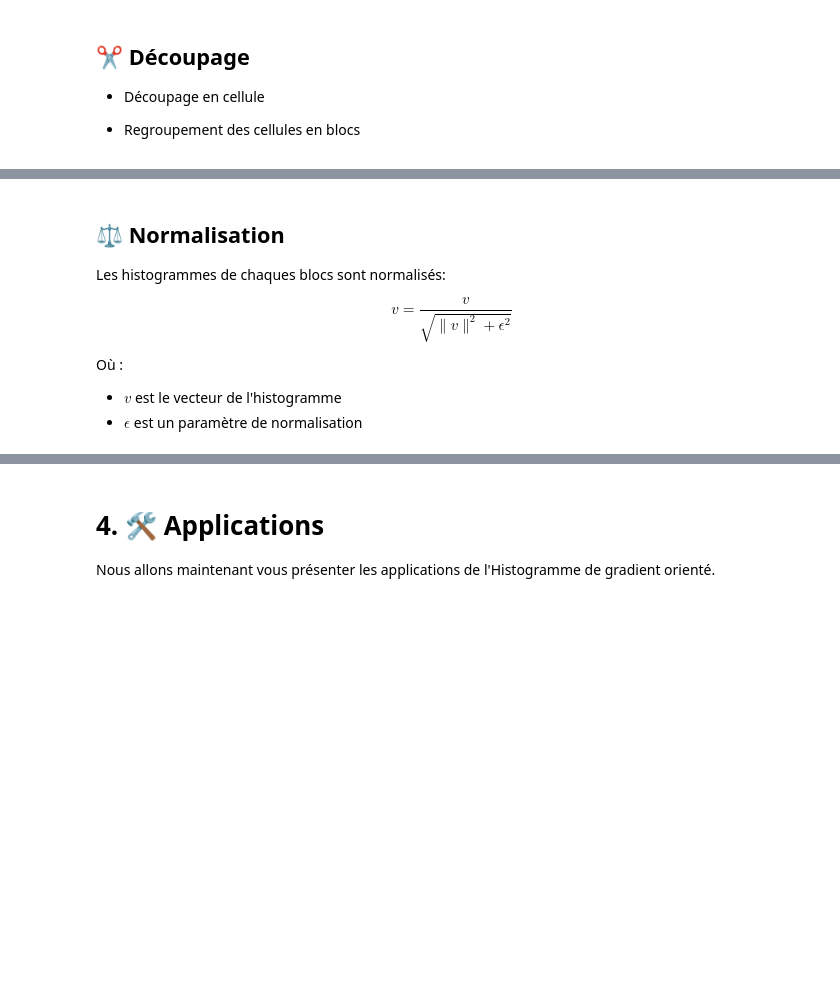
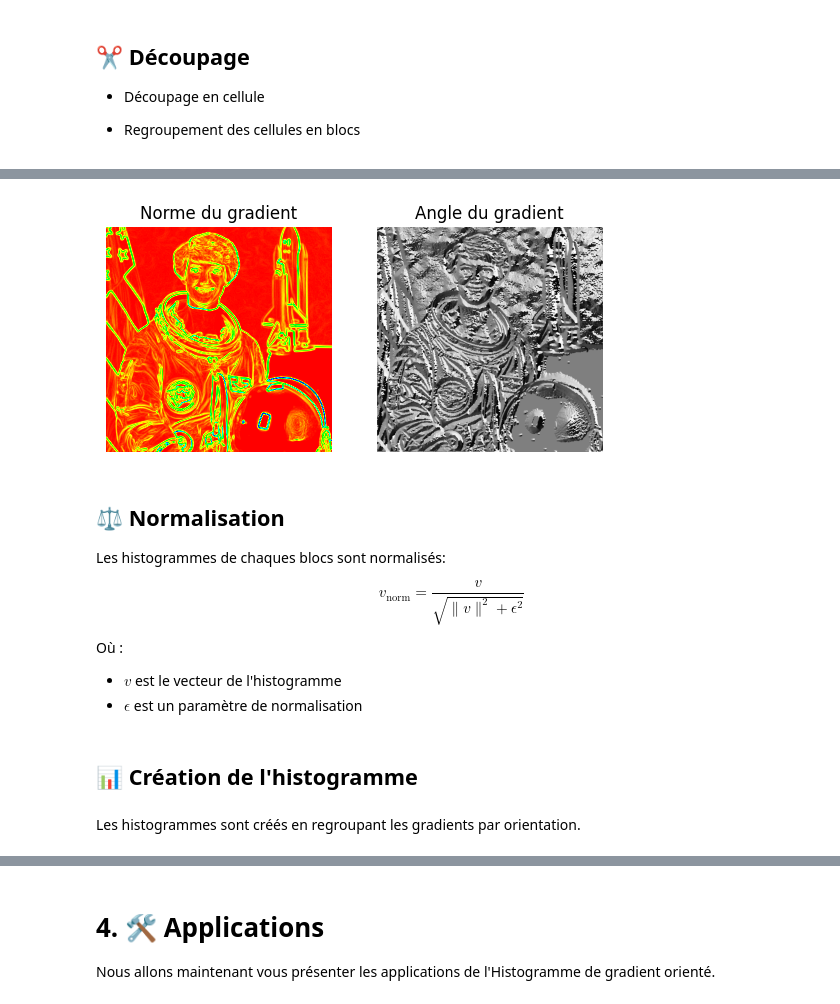
Before and after one commit to AlixANNERAUD/Histogram_of_oriented_gradients_presentation, a Jupyter notebook: Presentation.ipynb, the cells around one changed output, grey strips where cells are left out. Cells and saved outputs as stored; diff of their text form; code cells hidden in the pictures; blank space fills up the shorter version.

```diff
--- a/Presentation.ipynb
+++ b/Presentation.ipynb
@@ -115,12 +163,20 @@ On a donc un vecteur gradient $(M, \theta)$ pour chaque pixel.
+# %%
+out()
+# %% [output]
+[figure, added]
 # %% [markdown]
 ## ⚖️ Normalisation
 
 Les histogrammes de chaques blocs sont normalisés:
 
 $$
-v = \frac{v}{\sqrt{\|v\|^2 + \epsilon^2}}
+v_{\text{norm}} = \frac{v}{\sqrt{\|v\|^2 + \epsilon^2}}
 $$
 
 Où :
 - $v$ est le vecteur de l'histogramme
 - $\epsilon$ est un paramètre de normalisation
+# %% [markdown]
+## 📊 Création de l'histogramme
+# %% [markdown]
+Les histogrammes sont créés en regroupant les gradients par orientation.
```
Also changed, not shown: parts of 16 cells of this notebook, 5 other files.
